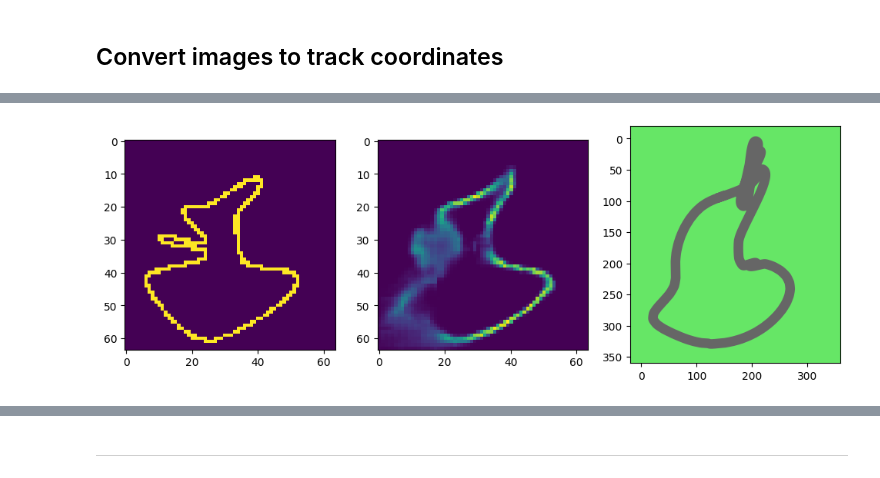
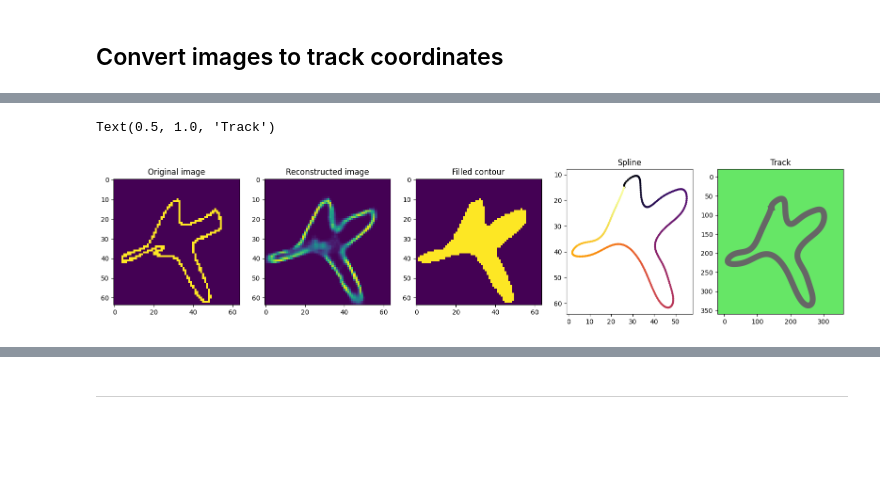
Before and after one commit to JuanJoseZapata/curriculum_learning_ws, a Jupyter notebook: scripts/VAE.ipynb, the cells around one changed output, grey strips where cells are left out. Drawn from its saved outputs; the diff is of its cells as text; code cells hidden in the pictures; blank space fills up the shorter version.

```diff
--- a/scripts/VAE.ipynb
+++ b/scripts/VAE.ipynb
@@ -553,15 +434,55 @@ plt.gca().invert_yaxis()
-# %%
-_, x, y = get_track(control_points=points[::5]*350/64)
-
-plt.figure(figsize=(12,4))
-plt.subplot(131)
-plt.imshow(img_orig.cpu().squeeze())
-
-plt.subplot(132)
-plt.imshow(recon_x)
-
-plt.subplot(133)
-plot_track(np.array([x, y]).T)
-plt.gca().invert_yaxis()
-# %% [output]
-[figure, removed]
+# %%
+img = recon_x
+
+# Sharpen image
+kernel = np.array([[0,-1,0], [-1,5,-1], [0,-1,0]])
+img = cv2.filter2D(img, -1, kernel)
+img = np.where(img < 30, 0, img)
+
+import alphashape
+y, x = np.where(img != 0)
+# Calculate center
+center = [int(x.mean()), int(y.mean())]
+points_2d = np.array([x,y]).T
+# Fill contour
+for point in points_2d:
+    cv2.line(img, point, center, color=255, thickness=1)
+points_2d = np.array(np.where(img > 100)).T
+# Get alpha shape
+alpha_shape = alphashape.alphashape(points_2d, alpha=0.6)
+geom_type = alpha_shape.geom_type
+alpha = 0.6
+while geom_type == "MultiPolygon":
+    alpha -= 0.01
+    alpha_shape = alphashape.alphashape(points_2d, alpha=alpha)
+    geom_type = alpha_shape.geom_type
+
+points = np.array([xy for xy in alpha_shape.exterior.coords])
+points = fit_spline(points, num_points=300)
+
+plt.figure(figsize=(20,4))
+
+plt.subplot(151)
+plt.imshow(img_orig.cpu().squeeze())
+plt.title("Original image")
+
+plt.subplot(152)
+plt.imshow(recon_x)
+plt.title("Reconstructed image")
+
+plt.subplot(153)
+plt.imshow(img)
+plt.title("Filled contour")
+
+plt.subplot(154)
+plt.scatter(points[:,1], points[:,0], c=range(len(points)), cmap="inferno", s=5)
+plt.gca().invert_yaxis()
+plt.title("Spline")
+
+plt.subplot(155)
+plot_track(points*350/64)
+plt.gca().invert_yaxis()
+plt.title("Track")
+# %% [output]
+Text(0.5, 1.0, 'Track')
+[figure, added]
```
Also changed, not shown: parts of 20 cells of this notebook.
